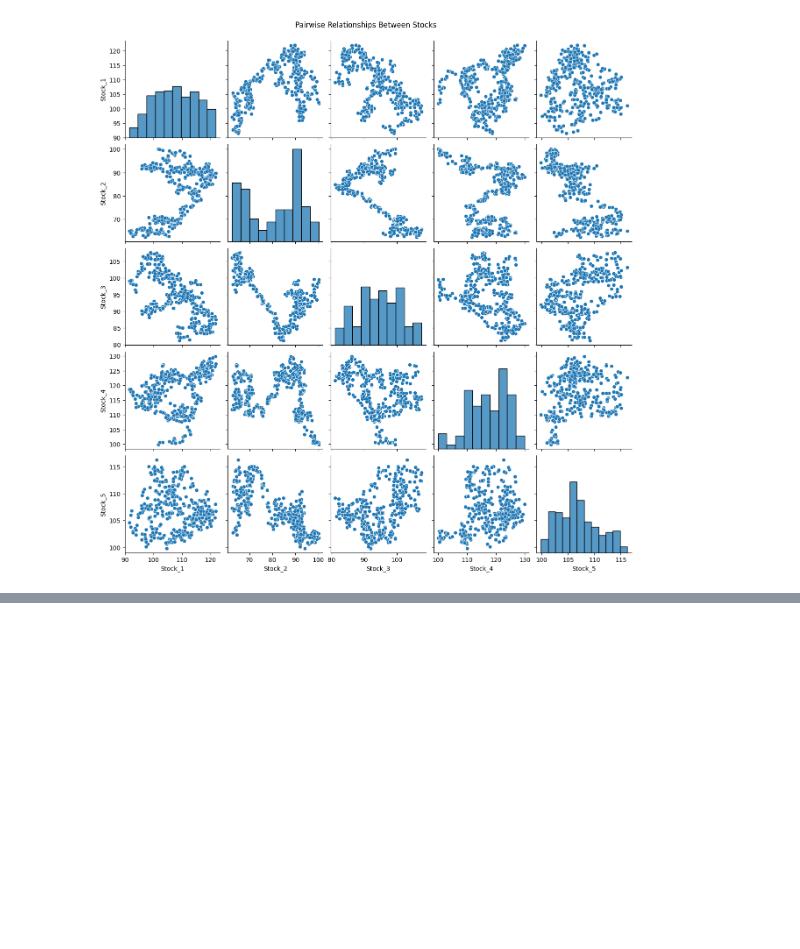
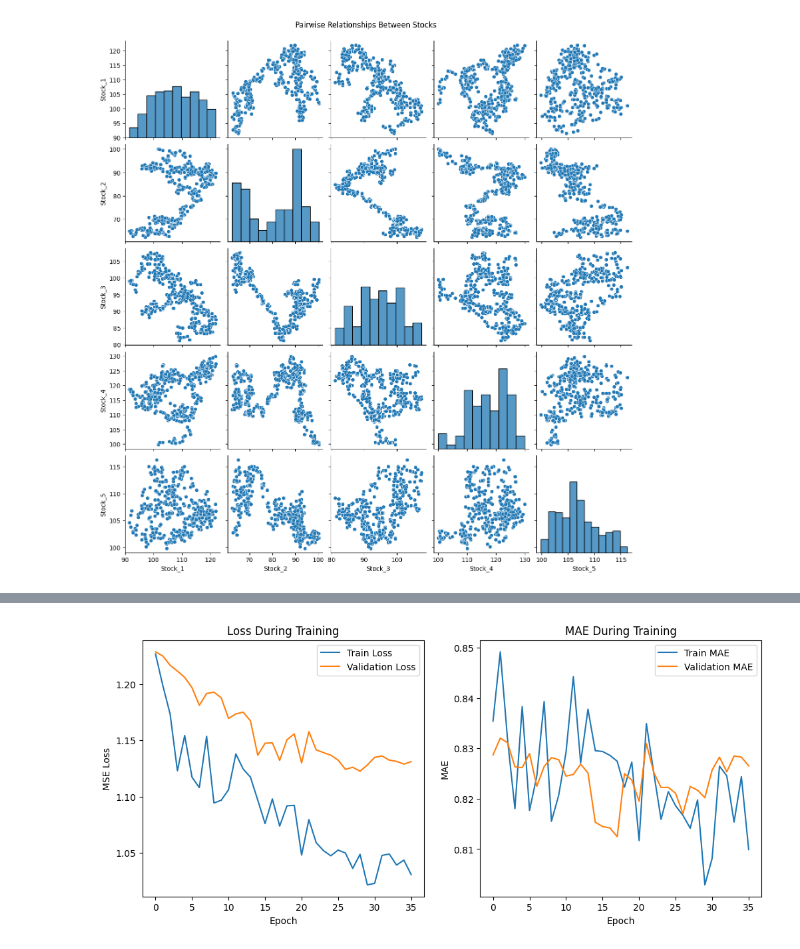
Before and after one commit to KTejash/DeepLearning, a Jupyter notebook: StockPrediction.ipynb, the cells around one changed output, grey strips where cells are left out. Saved outputs shown, nothing was run; the diff lists cells and outputs as text; code cells hidden in the pictures; blank space fills up the shorter version.

Commit message:
model built

```diff
--- a/StockPrediction.ipynb
+++ b/StockPrediction.ipynb
@@ -115,0 +210,2 @@ plt.show()
+# %%
+feature_cols = [col for col in feature_cols if col in df.columns]
@@ -115,0 +216,2 @@ plt.show()
+# %%
+df = df.dropna(subset=feature_cols).reset_index(drop=True)
@@ -115,0 +233,4 @@ plt.show()
+# %%
+train_size = int(len(X) * 0.8)
+X_train, y_train = X[:train_size], y[:train_size]
+X_test, y_test = X[train_size:], y[train_size:]
@@ -115,0 +309,10 @@ plt.show()
+# %%
+# Train model
+history = model.fit(
+    X_train, y_train,
+    epochs=100,
+    batch_size=32,
+    validation_split=0.2,
+    callbacks=[early_stop, checkpoint],
+    verbose=1
+)
@@ -115,0 +344,28 @@ plt.show()
+# %%
+# Plot Training History ---
+def plot_training_history(history):
+    plt.figure(figsize=(12, 5))
+
+    # Loss plot
+    plt.subplot(1, 2, 1)
+    plt.plot(history.history['loss'], label='Train Loss')
+    plt.plot(history.history['val_loss'], label='Validation Loss')
+    plt.title('Loss During Training')
+    plt.xlabel('Epoch')
+    plt.ylabel('MSE Loss')
+    plt.legend()
+
+    # MAE plot
+    plt.subplot(1, 2, 2)
+    plt.plot(history.history['mae'], label='Train MAE')
+    plt.plot(history.history['val_mae'], label='Validation MAE')
+    plt.title('MAE During Training')
+    plt.xlabel('Epoch')
+    plt.ylabel('MAE')
+    plt.legend()
+
+    plt.show()
+
+plot_training_history(history)
+# %% [output]
+[figure, added]
```
Also changed, not shown: parts of 29 cells of this notebook.
